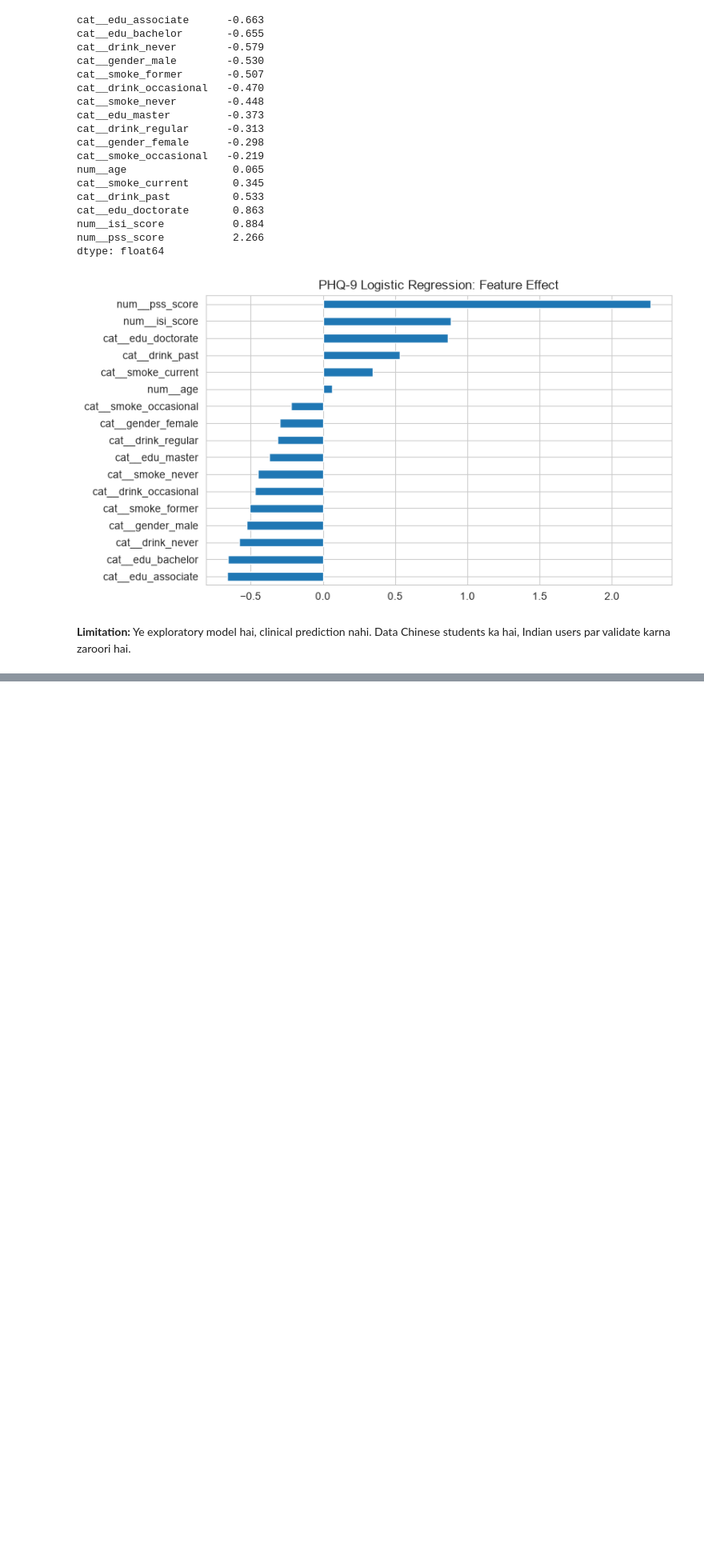
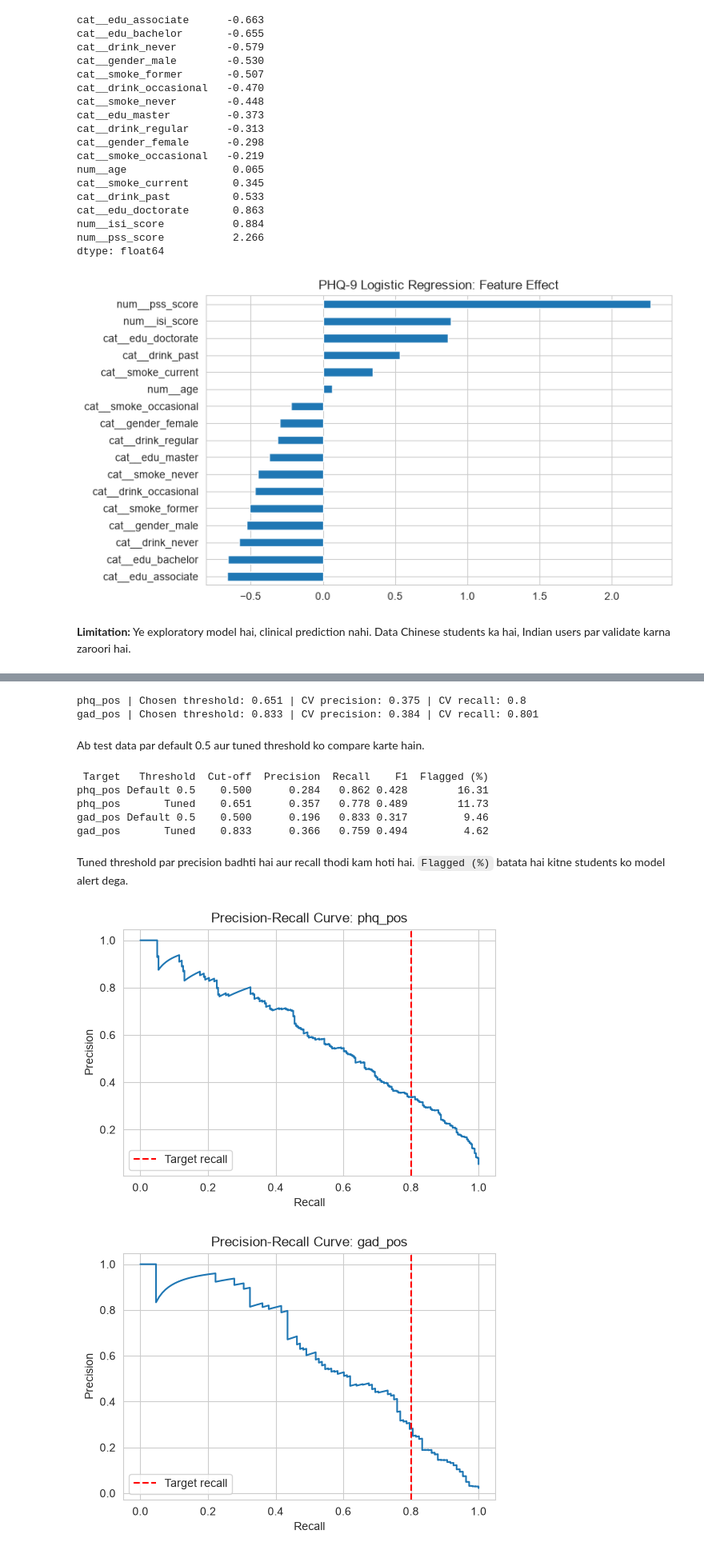
Before and after one commit to Bhoomikamalik81/MindCheck, a Jupyter notebook: mind_check_depression_anxiety_screening.ipynb, the cells around one changed output, grey strips where cells are left out. Shown at 80% size. Saved outputs shown, nothing was run; the diff lists cells and outputs as text; code cells hidden in the pictures; blank space fills up the shorter version.

Commit message:
add cross-validation threshold tunning and feature importance

```diff
--- a/mind_check_depression_anxiety_screening.ipynb
+++ b/mind_check_depression_anxiety_screening.ipynb
@@ -872,0 +882,2 @@ plt.show()
+# %%
+cv = StratifiedKFold(n_splits=5, shuffle=True, random_state=42)
@@ -872,0 +948,3 @@ plt.show()
+# %%
+TARGET_RECALL = 0.80
+print("Target recall:", TARGET_RECALL)
@@ -872,0 +964,69 @@ plt.show()
+# %%
+item_lr = Pipeline([
+    ("preprocessing", preprocessor_item),
+    ("model", LogisticRegression(max_iter=1000, class_weight="balanced", random_state=42))
+])
+# %%
+thresholds = {}
+for target in ["phq_pos", "gad_pos"]:
+    X_tr, X_te, y_tr, y_te = split_data[target]
+    cv_proba = cross_val_predict(item_lr, X_tr, y_tr, cv=cv, method="predict_proba")[:, 1]
+    prec, rec, thr = precision_recall_curve(y_tr, cv_proba)
+    ok = np.where(rec[:-1] >= TARGET_RECALL)[0]
+    best_idx = ok[-1]
+    thresholds[target] = thr[best_idx]
+    print(target, "| Chosen threshold:", round(thr[best_idx], 3),
+          "| CV precision:", round(prec[best_idx], 3), "| CV recall:", round(rec[best_idx], 3))
+# %% [output]
+phq_pos | Chosen threshold: 0.651 | CV precision: 0.375 | CV recall: 0.8
+gad_pos | Chosen threshold: 0.833 | CV precision: 0.384 | CV recall: 0.801
+# %% [markdown]
+Ab test data par default 0.5 aur tuned threshold ko compare karte hain.
+# %%
+thr_rows = []
+test_proba = {}
+for target in ["phq_pos", "gad_pos"]:
+    X_tr, X_te, y_tr, y_te = split_data[target]
+    pipe = Pipeline([
+        ("preprocessing", preprocessor_item),
+        ("model", LogisticRegression(max_iter=1000, class_weight="balanced", random_state=42))
+    ])
+    pipe.fit(X_tr, y_tr)
+    proba = pipe.predict_proba(X_te)[:, 1]
+    test_proba[target] = proba
+    for label, t in [("Default 0.5", 0.5), ("Tuned", thresholds[target])]:
+        pred = (proba >= t).astype(int)
+        thr_rows.append({
+            "Target": target,
+            "Threshold": label,
+            "Cut-off": round(t, 3),
+            "Precision": round(precision_score(y_te, pred, zero_division=0), 3),
+            "Recall": round(recall_score(y_te, pred, zero_division=0), 3),
+            "F1": round(f1_score(y_te, pred, zero_division=0), 3),
+            "Flagged (%)": round(pred.mean() * 100, 2)
+        })
+# %%
+print(pd.DataFrame(thr_rows).to_string(index=False))
+# %% [output]
+ Target   Threshold  Cut-off  Precision  Recall    F1  Flagged (%)
+phq_pos Default 0.5    0.500      0.284   0.862 0.428        16.31
+phq_pos       Tuned    0.651      0.357   0.778 0.489        11.73
+gad_pos Default 0.5    0.500      0.196   0.833 0.317         9.46
+gad_pos       Tuned    0.833      0.366   0.759 0.494         4.62
+# %% [markdown]
+Tuned threshold par precision badhti hai aur recall thodi kam hoti hai. `Flagged (%)` batata hai kitne students ko model alert dega.
+# %%
+for target in ["phq_pos", "gad_pos"]:
+    y_te = split_data[target][3]
+    prec, rec, thr = precision_recall_curve(y_te, test_proba[target])
+    plt.figure(figsize=(6, 4))
+    plt.plot(rec, prec)
+    plt.axvline(TARGET_RECALL, color="red", linestyle="--", label="Target recall")
+    plt.xlabel("Recall")
+    plt.ylabel("Precision")
+    plt.title("Precision-Recall Curve: " + target)
+    plt.legend()
+    plt.show()
+# %% [output]
+[figure, added]
+[figure, added]
```
Also changed, not shown: parts of 20 cells of this notebook.
